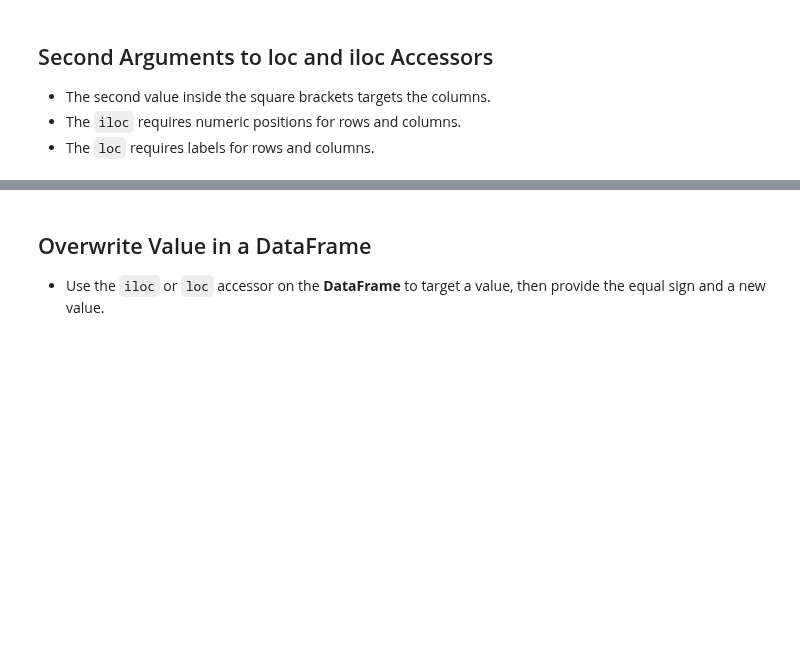
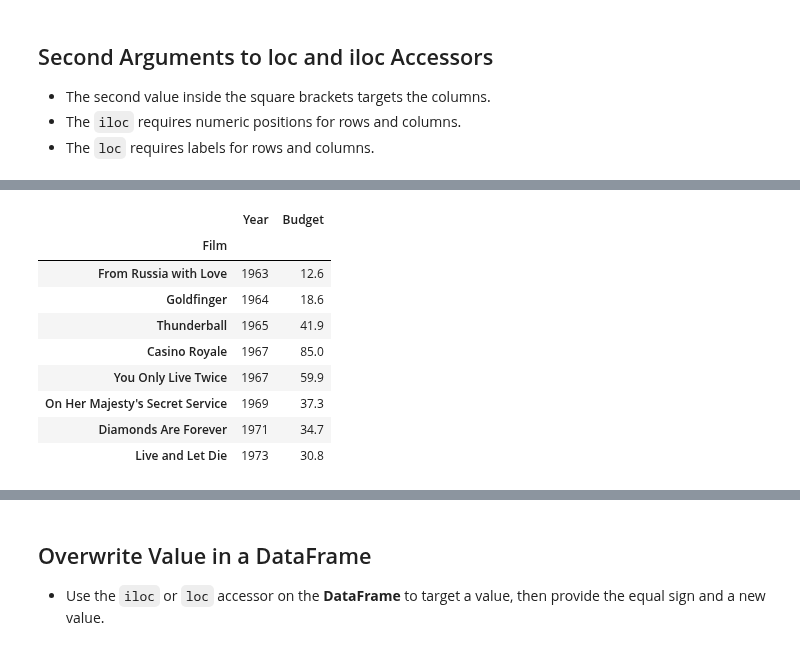
Before and after one commit to Petar-Koprinkov/Pandas, a Jupyter notebook: Incomplete/06 - DataFrames III - Data Extraction.ipynb, the cells around one changed output, grey strips where cells are left out. Drawn from its saved outputs; the diff is of its cells as text; code cells hidden in the pictures; blank space fills up the shorter version.

```diff
--- a/Incomplete/06 - DataFrames III - Data Extraction.ipynb
+++ b/Incomplete/06 - DataFrames III - Data Extraction.ipynb
@@ -140,0 +163,13 @@ Name: Moonraker, dtype: object
+# %%
+bond.loc['From Russia with Love': 'Live and Let Die', ['Year', 'Budget']]
+# %% [output]
+|  | Year | Budget |
+| Film |  |  |
+| From Russia with Love | 1963 | 12.6 |
+| Goldfinger | 1964 | 18.6 |
+| Thunderball | 1965 | 41.9 |
+| Casino Royale | 1967 | 85.0 |
+| You Only Live Twice | 1967 | 59.9 |
+| On Her Majesty's Secret Service | 1969 | 37.3 |
+| Diamonds Are Forever | 1971 | 34.7 |
+| Live and Let Die | 1973 | 30.8 |
```
Also changed, not shown: parts of 7 cells of this notebook.
